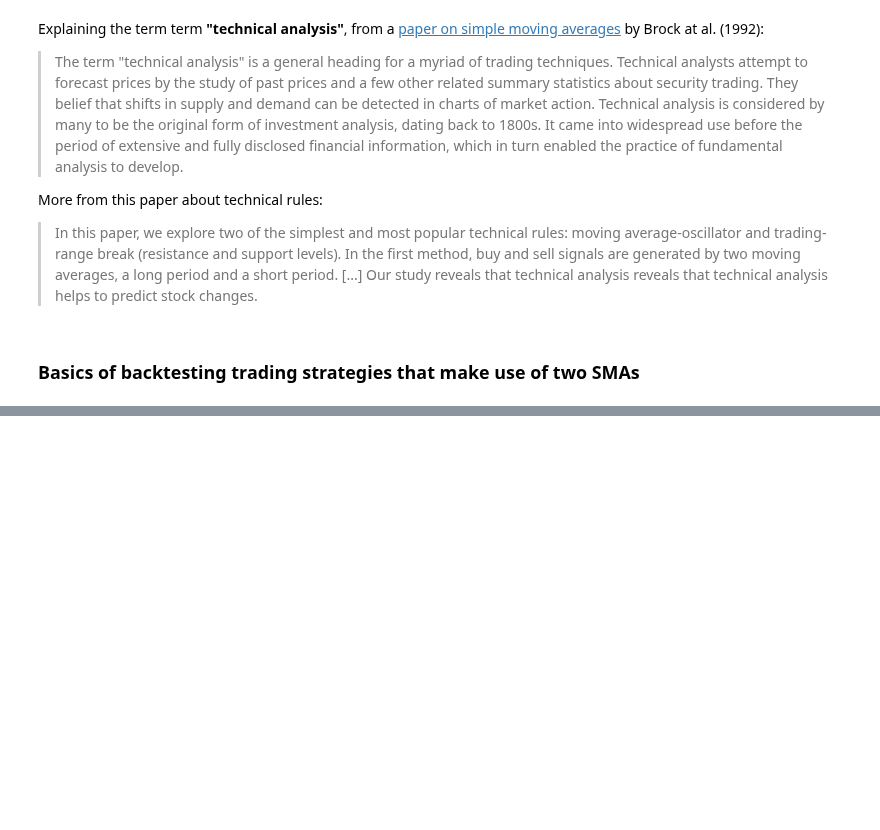
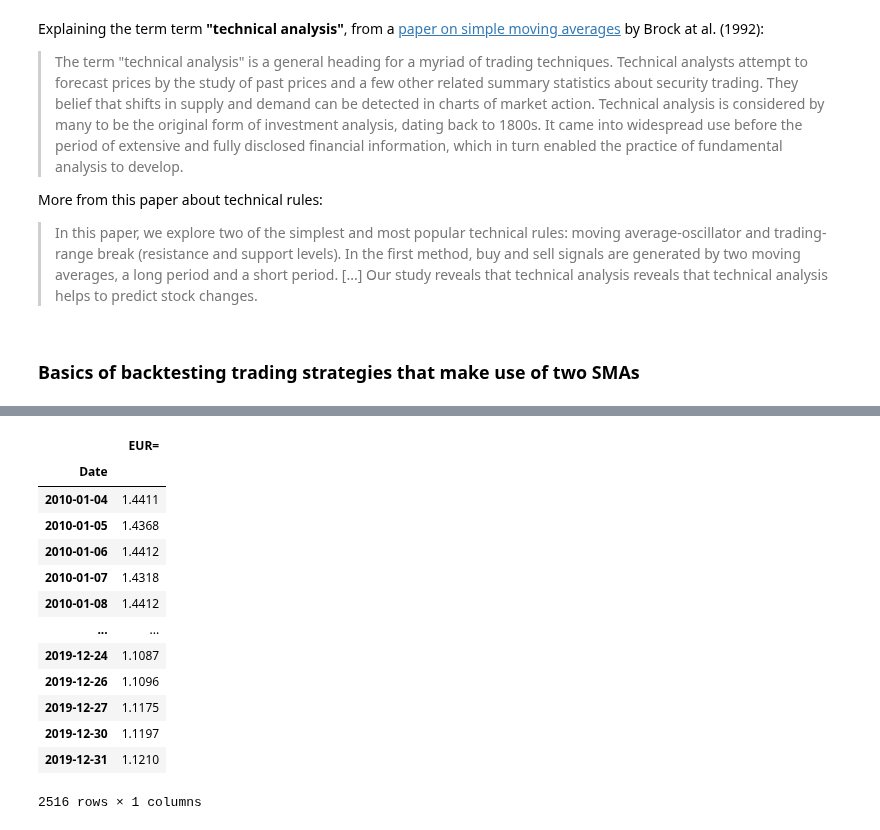
Before and after one commit to mindeleven/Analyzing-financial-data-with-python-and-rust, a Jupyter notebook: algorithmic_trading/algorithmic-trading-hilpisch/python_for_algorithmic_trading/ch04_Vectorized_Backtesting/02_moving_averages_strategies.ipynb, the cells around one changed output, grey strips where cells are left out. Saved outputs shown, nothing was run; the diff lists cells and outputs as text; code cells hidden in the pictures; blank space fills up the shorter version.

```diff
--- a/algorithmic_trading/algorithmic-trading-hilpisch/python_for_algorithmic_trading/ch04_Vectorized_Backtesting/02_moving_averages_strategies.ipynb
+++ b/algorithmic_trading/algorithmic-trading-hilpisch/python_for_algorithmic_trading/ch04_Vectorized_Backtesting/02_moving_averages_strategies.ipynb
@@ -16,0 +70,18 @@ More from this paper about technical rules:
+# %%
+data = pd.DataFrame(raw['EUR=']) # (3) transforming Series object to DataFrame object
+data
+# %% [output]
+|  | EUR= |
+| Date |  |
+| 2010-01-04 | 1.4411 |
+| 2010-01-05 | 1.4368 |
+| 2010-01-06 | 1.4412 |
+| 2010-01-07 | 1.4318 |
+| 2010-01-08 | 1.4412 |
+| ... | ... |
+| 2019-12-24 | 1.1087 |
+| 2019-12-26 | 1.1096 |
+| 2019-12-27 | 1.1175 |
+| 2019-12-30 | 1.1197 |
+| 2019-12-31 | 1.1210 |
+2516 rows × 1 columns
```
Also changed, not shown: parts of 18 cells of this notebook.
